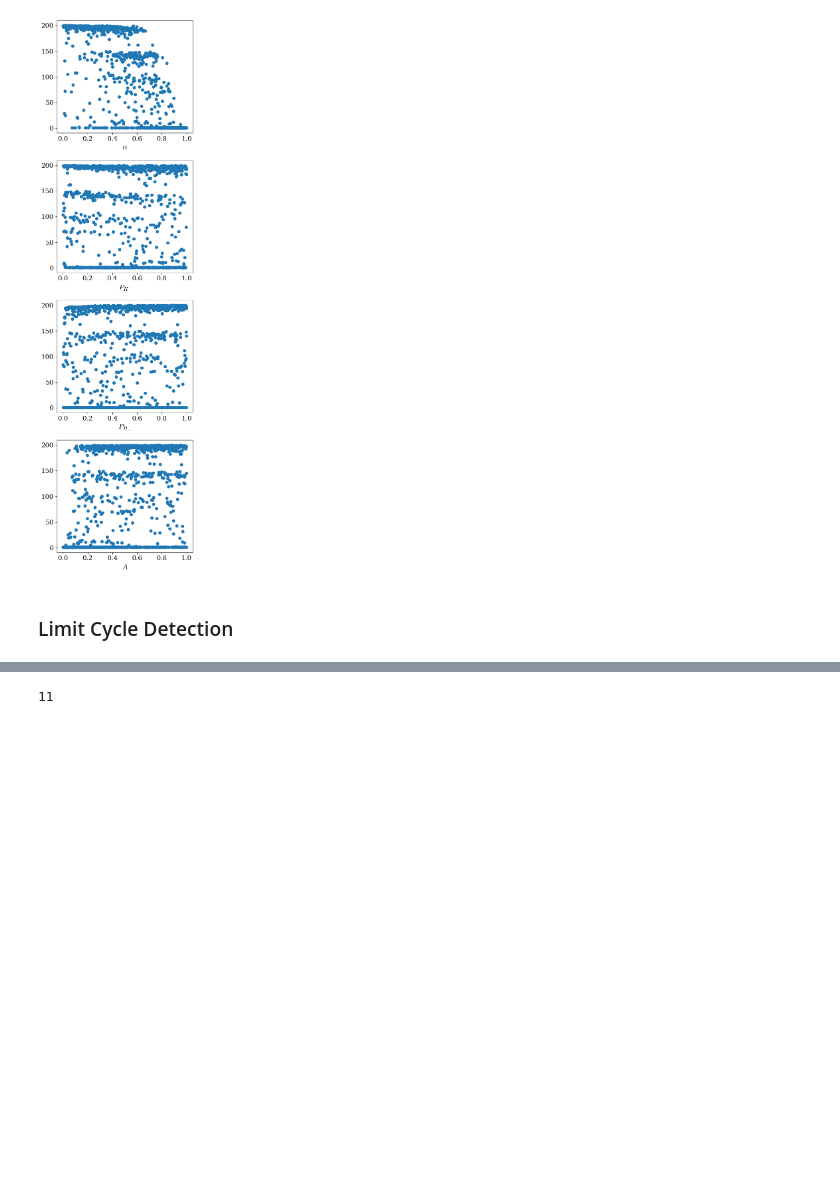
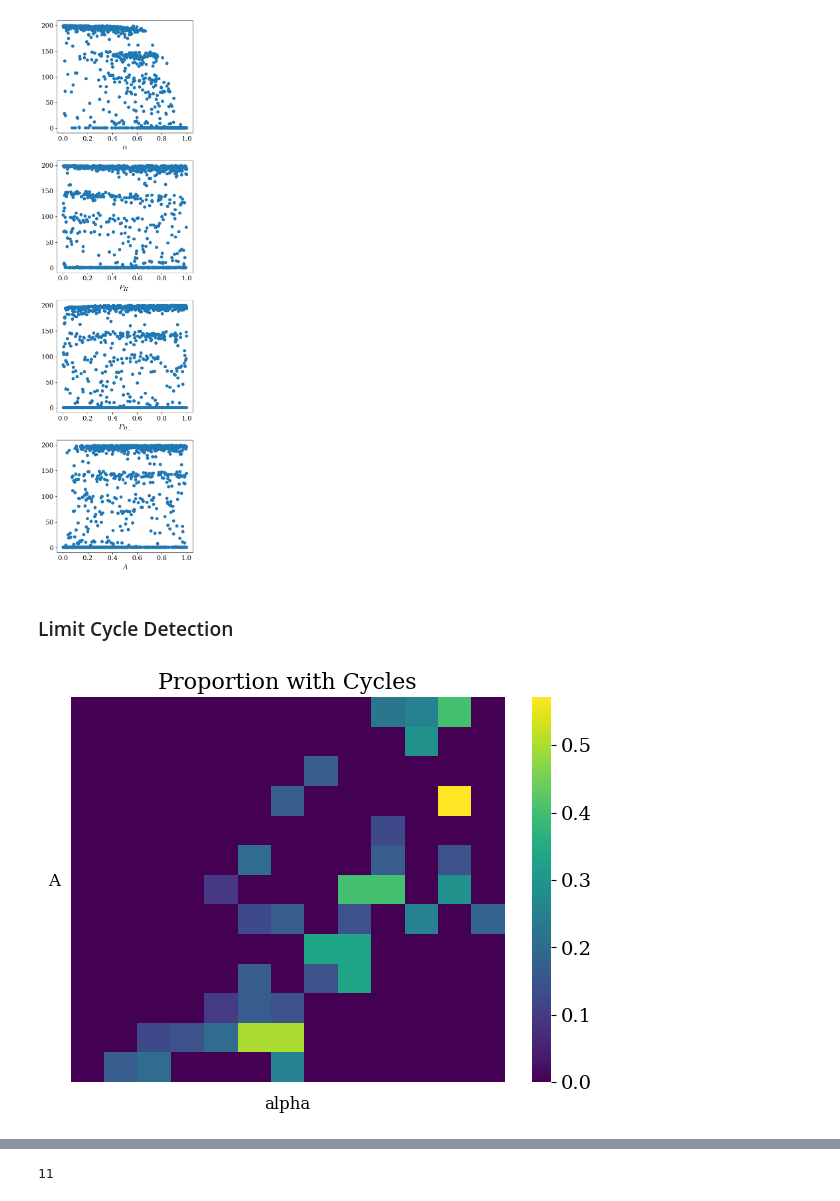
Before and after one commit to charlesaugdupont/cognitive-biases-endogenous-volatility, a Jupyter notebook: LowHealthHighWealthResults.ipynb, the cells around one changed output, grey strips where cells are left out. Drawn from its saved outputs; the diff is of its cells as text; code cells hidden in the pictures; blank space fills up the shorter version.

Commit message:
heatmap of cycle proportion

```diff
--- a/LowHealthHighWealthResults.ipynb
+++ b/LowHealthHighWealthResults.ipynb
@@ -381,3 +383,63 @@ def find_cycles(directory):
 find_cycles("results_5")
 # %%
 find_cycles("cpt_no_effect")
+# %%
+with open("cycle_prop_cpt_no_effect", "rb") as f:
+    result = pickle.load(f)
+# %%
+num_agent_loops = []
+for row in result:
+    num_agent_loops.append(len(np.where(row>=0.70)[0])>=10)
+# %%
+directory = "cpt_no_effect"
+param_loops = []
+for idx,f in tqdm(enumerate(os.listdir(directory))):
+    with open(os.path.join(directory, f), "rb") as f:
+        res = pickle.load(f)
+    param_loops.append((res["params"]["w_delta_scale"], res["params"]["alpha"], num_agent_loops[idx]))
+# %%
+# WITHOUT CPT
+
+df = pd.DataFrame({
+    'A': [item[0] for item in param_loops],
+    'alpha': [item[1] for item in param_loops],
+    'metric': [item[2] for item in param_loops] # Corrected indexing for the metric
+})
+
+
+# 3. Bin the Data
+# We will create 10 bins for each parameter using the pandas `cut` function.
+num_bins = 13
+df['param1_binned'] = pd.cut(df['A'], bins=num_bins)
+df['param2_binned'] = pd.cut(df['alpha'], bins=num_bins)
+
+average_metric_data = df.groupby(['param1_binned', 'param2_binned'])['metric'].mean().unstack(fill_value=0)
+
+# 5. Create Nicer Labels
+# We'll use the midpoint of each interval and format it to two decimal places.
+x_labels = [f"{interval.mid:.2f}" for interval in heatmap_data.columns]
+y_labels = [f"{interval.mid:.2f}" for interval in heatmap_data.index]
+
+# 6. Create the Heatmap with the New Labels
+plt.figure(figsize=(7, 5))
+
+# When plotting, pass the generated labels to xticklabels and yticklabels
+ax = sns.heatmap(
+    average_metric_data,
+    annot=False,  # Set to False to avoid clutter, as in your image
+    cmap='viridis', # Matches the colormap in your image
+)
+
+# Optional: Invert y-axis to have the origin in the lower-left corner
+ax.invert_yaxis()
+
+plt.title('Proportion with Cycles', fontsize=16)
+plt.xlabel('alpha', fontsize=12, labelpad=10)
+plt.ylabel('A', rotation = 0, labelpad=12, fontsize=12)
+
+# Improve label rotation for better readability
+plt.xticks([])
+plt.yticks([])
+plt.show()
+# %% [output]
+[figure, added]
```
Also changed, not shown: parts of 3 cells of this notebook.
